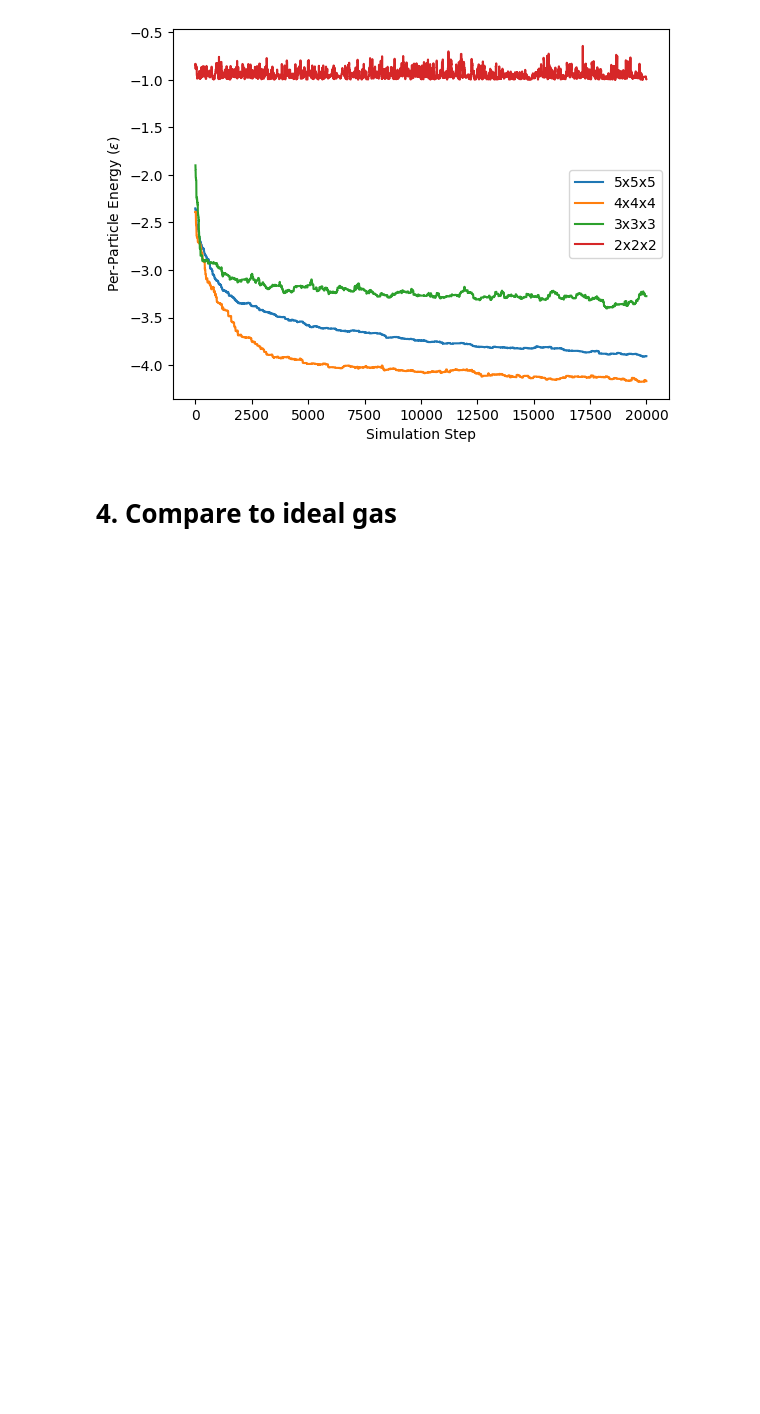
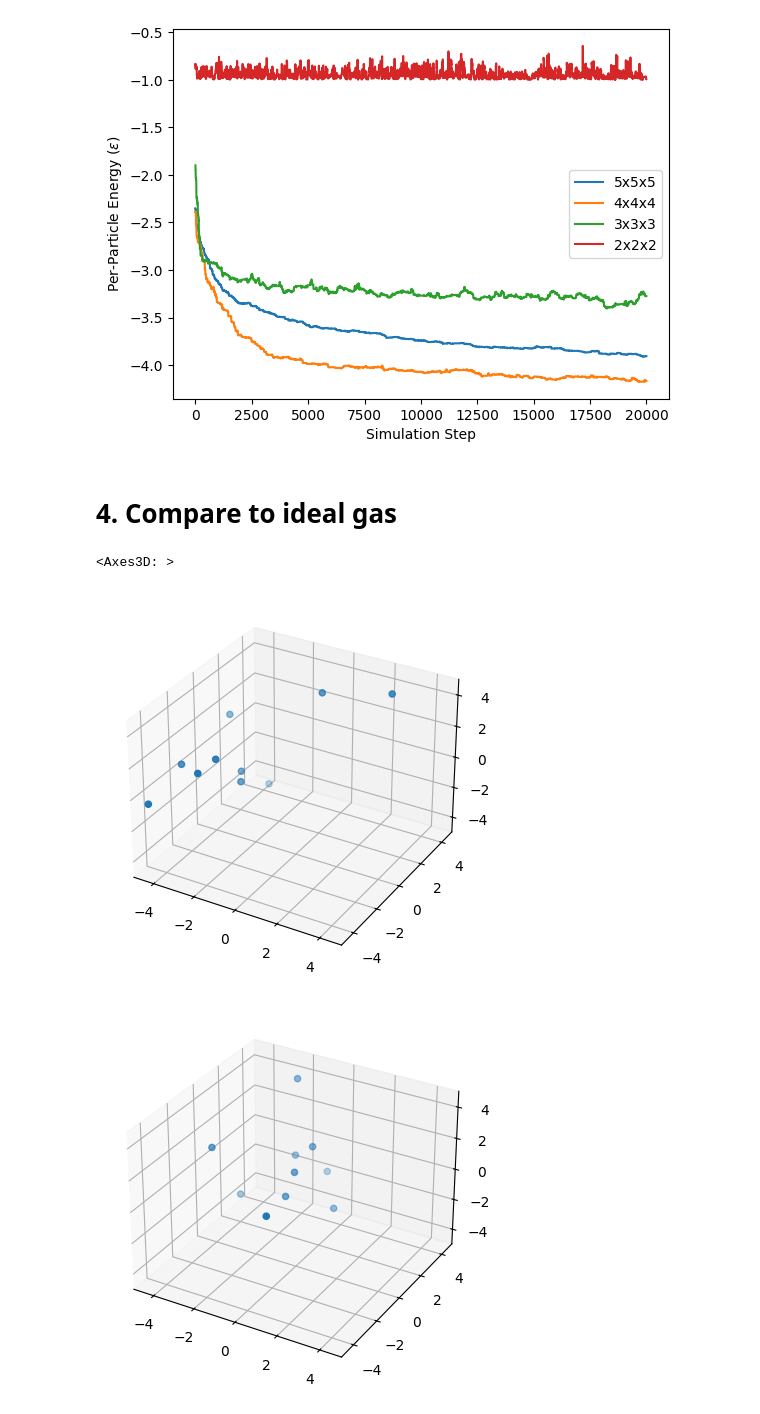
Before and after one commit to djbell01/563-DawsonBell, a Jupyter notebook: MC_Project.ipynb, the cells around one changed output. Drawn from its saved outputs; the diff is of its cells as text; code cells hidden in the pictures; blank space fills up the shorter version.

```diff
--- a/MC_Project.ipynb
+++ b/MC_Project.ipynb
@@ -62,6 +62,7 @@ class System():
     ax.set_xlim(-lim,lim)
     ax.set_ylim(-lim,lim)
     ax.set_zlim(-lim,lim)
+    return ax
 
 class Dynamics():
   def __init__(self,N,L,sigma,nsteps,temperature):
@@ -180,3 +181,41 @@ plt.legend()
 [figure]
 # %% [markdown]
 # 4. Compare to ideal gas
+# %%
+# Show how the structure of the model varies with state
+
+# variance with temperature
+temp_0 = Dynamics(10,10,1,10000,10)
+temp_0.run_dynamics()
+temp_0.system.plot_positions()
+
+temp_1 = Dynamics(10,10,1,10000,1)
+temp_1.run_dynamics()
+temp_1.system.plot_positions()
+
+temp_2 = Dynamics(10,10,1,10000,0.1)
+temp_2.run_dynamics()
+temp_2.system.plot_positions()
+
+temp_3 = Dynamics(10,10,1,10000,0.01)
+temp_3.run_dynamics()
+temp_3.system.plot_positions()
+
+temp_4 = Dynamics(10,10,1,10000,0.001)
+temp_4.run_dynamics()
+temp_4.system.plot_positions()
+
+temp_5 = Dynamics(10,10,1,10000,0.0001)
+temp_5.run_dynamics()
+temp_5.system.plot_positions()
+
+# You can start to see the particles clumping together at lower temperatures.
+# For an ideal gas, where the particles do not interact with one-another,
+# there would be no reason for clumping to occur. Rather, each particle's
+# average kinetic energy would simply decrease, resulting in the molecules
+# moving more slowly and a smaller pressure being applied to the walls
+# of the container.
+# %% [output]
+<Axes3D: >
+[figure, added]
+[figure, added]
```
Also changed, not shown: parts of 4 cells of this notebook.
